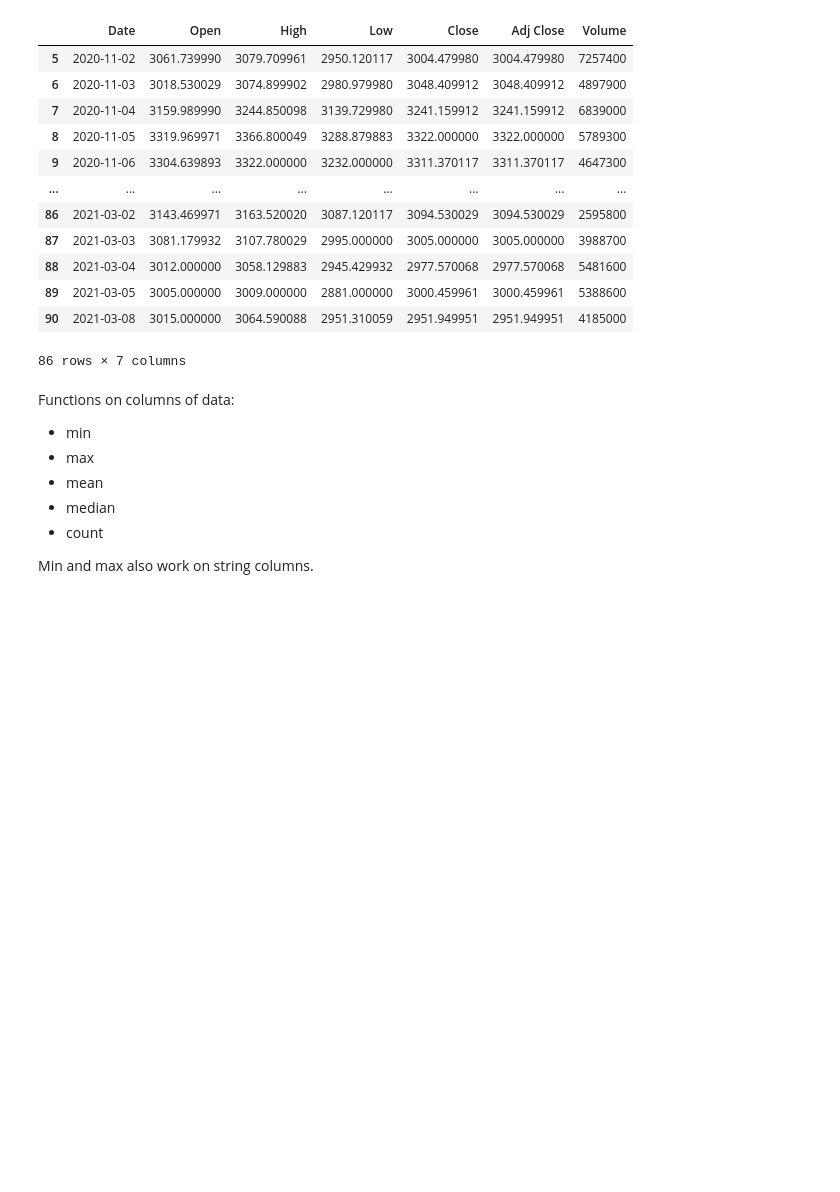
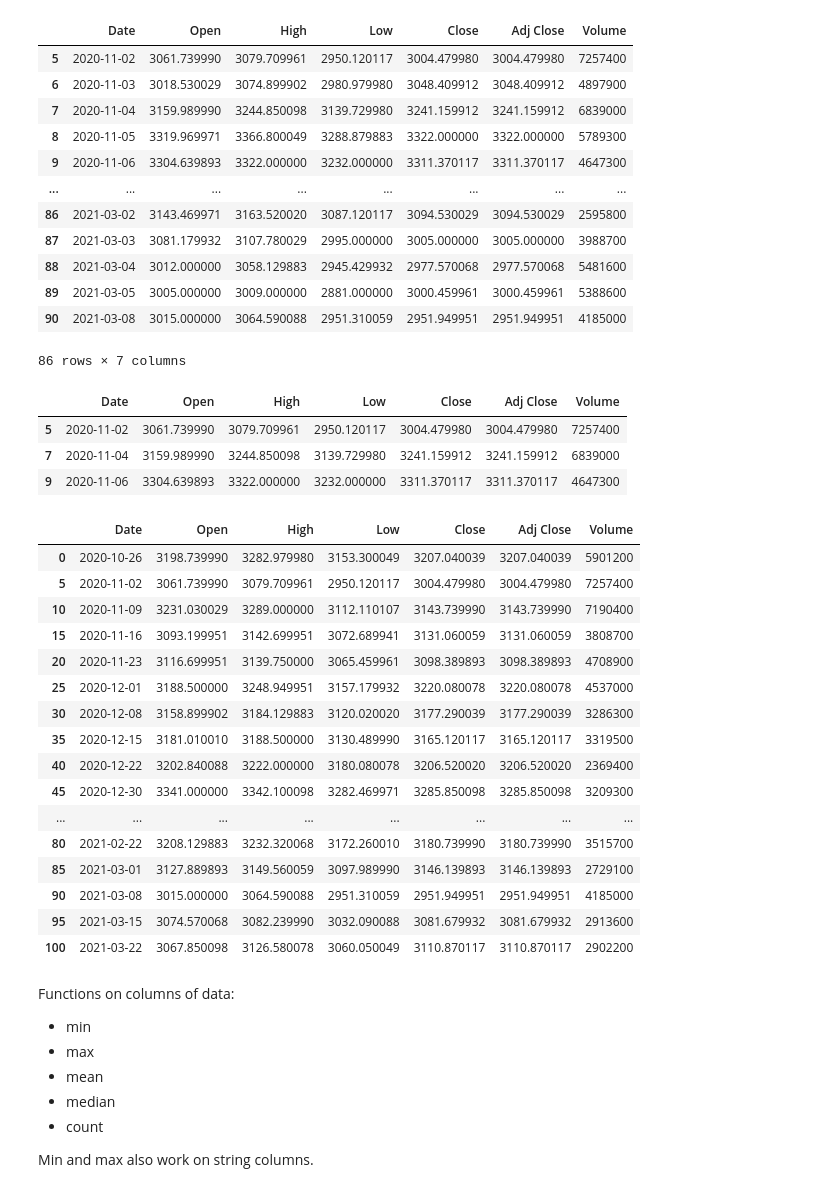
Before and after one commit to geraldelorm/tlc-DS, a Jupyter notebook: DataScienceIntro.ipynb, the cells around one changed output. Saved outputs shown, nothing was run; the diff lists cells and outputs as text; code cells hidden in the pictures; blank space fills up the shorter version.

```diff
--- a/DataScienceIntro.ipynb
+++ b/DataScienceIntro.ipynb
@@ -351,6 +371,33 @@ df.loc[5:90]
 | 89 | 2021-03-05 | 3005.000000 | 3009.000000 | 2881.000000 | 3000.459961 | 3000.459961 | 5388600 |
 | 90 | 2021-03-08 | 3015.000000 | 3064.590088 | 2951.310059 | 2951.949951 | 2951.949951 | 4185000 |
 86 rows × 7 columns
+# %%
+df.loc[5:10:2]
+# %% [output]
+|  | Date | Open | High | Low | Close | Adj Close | Volume |
+| 5 | 2020-11-02 | 3061.739990 | 3079.709961 | 2950.120117 | 3004.479980 | 3004.479980 | 7257400 |
+| 7 | 2020-11-04 | 3159.989990 | 3244.850098 | 3139.729980 | 3241.159912 | 3241.159912 | 6839000 |
+| 9 | 2020-11-06 | 3304.639893 | 3322.000000 | 3232.000000 | 3311.370117 | 3311.370117 | 4647300 |
+# %%
+df.loc[:100:5]
+# %% [output]
+|  | Date | Open | High | Low | Close | Adj Close | Volume |
+| 0 | 2020-10-26 | 3198.739990 | 3282.979980 | 3153.300049 | 3207.040039 | 3207.040039 | 5901200 |
+| 5 | 2020-11-02 | 3061.739990 | 3079.709961 | 2950.120117 | 3004.479980 | 3004.479980 | 7257400 |
+| 10 | 2020-11-09 | 3231.030029 | 3289.000000 | 3112.110107 | 3143.739990 | 3143.739990 | 7190400 |
+| 15 | 2020-11-16 | 3093.199951 | 3142.699951 | 3072.689941 | 3131.060059 | 3131.060059 | 3808700 |
+| 20 | 2020-11-23 | 3116.699951 | 3139.750000 | 3065.459961 | 3098.389893 | 3098.389893 | 4708900 |
+| 25 | 2020-12-01 | 3188.500000 | 3248.949951 | 3157.179932 | 3220.080078 | 3220.080078 | 4537000 |
+| 30 | 2020-12-08 | 3158.899902 | 3184.129883 | 3120.020020 | 3177.290039 | 3177.290039 | 3286300 |
+| 35 | 2020-12-15 | 3181.010010 | 3188.500000 | 3130.489990 | 3165.120117 | 3165.120117 | 3319500 |
+| 40 | 2020-12-22 | 3202.840088 | 3222.000000 | 3180.080078 | 3206.520020 | 3206.520020 | 2369400 |
+| 45 | 2020-12-30 | 3341.000000 | 3342.100098 | 3282.469971 | 3285.850098 | 3285.850098 | 3209300 |
+| ... | ... | ... | ... | ... | ... | ... | ... |
+| 80 | 2021-02-22 | 3208.129883 | 3232.320068 | 3172.260010 | 3180.739990 | 3180.739990 | 3515700 |
+| 85 | 2021-03-01 | 3127.889893 | 3149.560059 | 3097.989990 | 3146.139893 | 3146.139893 | 2729100 |
+| 90 | 2021-03-08 | 3015.000000 | 3064.590088 | 2951.310059 | 2951.949951 | 2951.949951 | 4185000 |
+| 95 | 2021-03-15 | 3074.570068 | 3082.239990 | 3032.090088 | 3081.679932 | 3081.679932 | 2913600 |
+| 100 | 2021-03-22 | 3067.850098 | 3126.580078 | 3060.050049 | 3110.870117 | 3110.870117 | 2902200 |
 # %% [markdown]
 Functions on columns of data:
 - min
```
Also changed, not shown: parts of 14 cells of this notebook, 5 other files.
